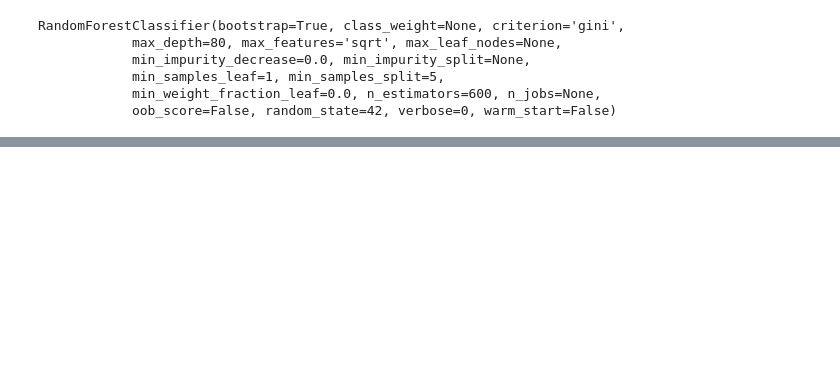
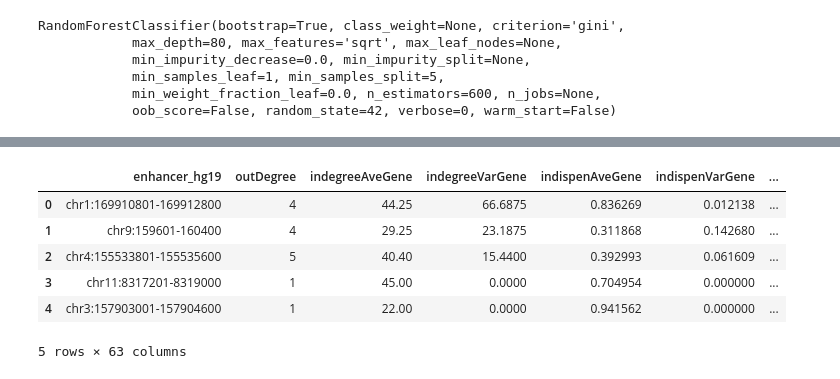
Before and after one commit to petermchale/lofTolEnhancers, a Jupyter notebook: a.ipynb, the cells around one changed output, grey strips where cells are left out. Cells and saved outputs as stored; diff of their text form; code cells hidden in the pictures; blank space fills up the shorter version.

```diff
--- a/a.ipynb
+++ b/a.ipynb
@@ -10,9 +15,3 @@ RandomForestClassifier(bootstrap=True, class_weight=None, criterion='gini',
             min_samples_leaf=1, min_samples_split=5,
             min_weight_fraction_leaf=0.0, n_estimators=600, n_jobs=None,
             oob_score=False, random_state=42, verbose=0, warm_start=False)
-# %%
-import pandas as pd
-
-X = pd.read_csv('X.csv')
-X = X.rename(columns={'Unnamed: 0':'enhancer'})
-X.head()
@@ -27 +18,31 @@ X.head()
+# %%
+import pandas as pd
+
+def unpack(region):
+  chrom, start, end = region.split('-')
+  return chrom, int(start), int(end)
+
+def pack(chrom, start, end):
+  return '{}:{}-{}'.format(chrom, start, end)
+
+def make_unit_offset(region):
+  chrom, start, end = unpack(region)
+  return pack(chrom, start+1, end)
+
+def read_train_network_features():
+  X = pd.read_csv('X.csv')
+  X = X.rename(columns={'Unnamed: 0':'enhancer_hg19'})
+  X['enhancer_hg19'] = X['enhancer_hg19'].apply(make_unit_offset)
+  return X
+
+DATA = read_train_network_features()
+DATA.head()
+# %% [output]
+|  | enhancer_hg19 | outDegree | indegreeAveGene | indegreeVarGene | indispenAveGene | indispenVarGene | ... |
+| 0 | chr1:169910801-169912800 | 4 | 44.25 | 66.6875 | 0.836269 | 0.012138 | ... |
+| 1 | chr9:159601-160400 | 4 | 29.25 | 23.1875 | 0.311868 | 0.142680 | ... |
+| 2 | chr4:155533801-155535600 | 5 | 40.40 | 15.4400 | 0.392993 | 0.061609 | ... |
+| 3 | chr11:8317201-8319000 | 1 | 45.00 | 0.0000 | 0.704954 | 0.000000 | ... |
+| 4 | chr3:157903001-157904600 | 1 | 22.00 | 0.0000 | 0.941562 | 0.000000 | ... |
+5 rows × 63 columns
 # %%
```
Also changed, not shown: parts of 17 cells of this notebook.
